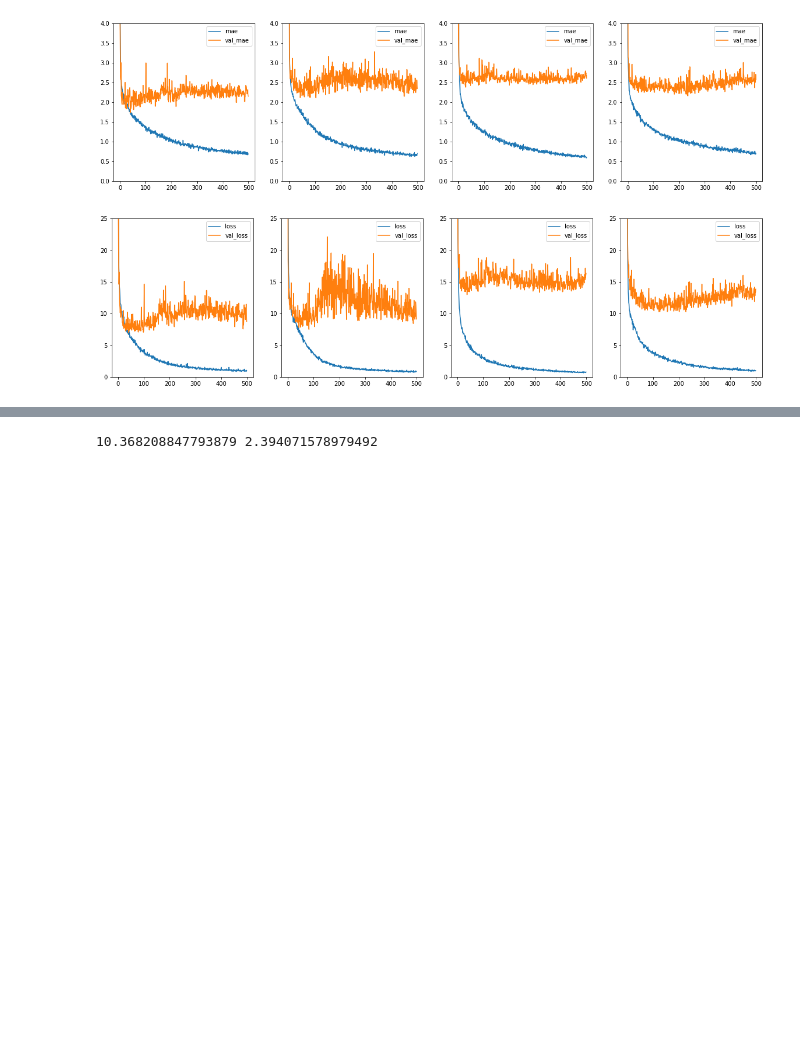
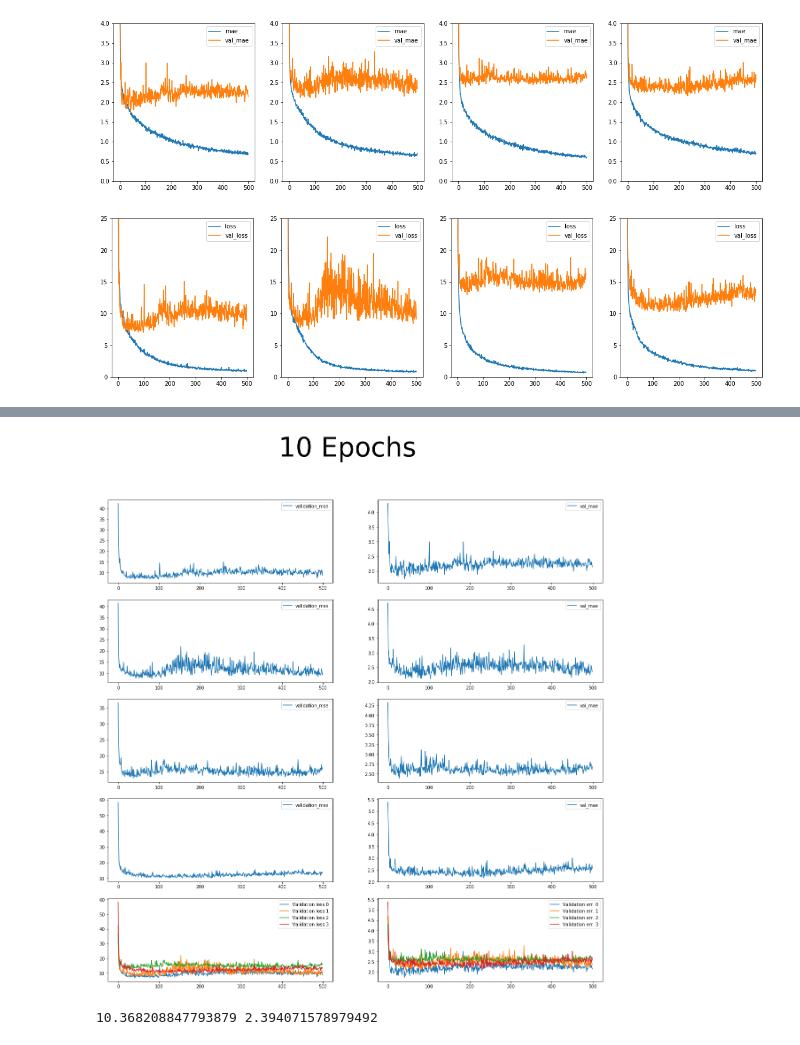
Before and after one commit to kiranp11/dsr, a Jupyter notebook: 05_predicting_house_prices.ipynb, the cells around one changed output, grey strips where cells are left out. Saved outputs shown, nothing was run; the diff lists cells and outputs as text; code cells hidden in the pictures; blank space fills up the shorter version.

Commit message:
house price prediction, boston dataset -prettier output graphs

```diff
--- a/05_predicting_house_prices.ipynb
+++ b/05_predicting_house_prices.ipynb
@@ -251,3 +251,47 @@ test_loss, test_mae = model.evaluate(test_data, test_targets)
+# %%
+def plot_history3(histories, epochs = 10):
+
+    fig, ax = plt.subplots(nrows=5, ncols=2, figsize = (20,20))
+
+    for ix,row in enumerate(ax):
+        if ix < 4:
+            fold_data = histories[ix]
+            for col, measure in zip(row, ['losses', 'error']):
+                if measure == 'losses':
+#                     col.plot(fold_data['loss'], label = 'train_mse')
+                    col.plot(fold_data['val_loss'], label = 'validation_mse')
+                    col.legend()
+                else:
+                    col.plot(fold_data['val_mean_absolute_error'], label = 'val_mae')
+#                     col.plot(fold_data['mean_absolute_error'], label = 'train_mae')
+                    col.legend()
+
+        else:
+            for col, measure in zip(row, ['losses', 'error']):
+                if measure == 'losses':
+                    for index, each in enumerate(histories):
+#                         col.plot(each['loss'], label = 'Training loss {}'.format(str(index)))
+                        col.plot(each['val_loss'], label = 'Validation loss {}'.format(str(index)))
+                        if index == 3:
+                            col.legend()
+                else:
+                    for index, each in enumerate(histories):
+                        col.plot(each['val_mean_absolute_error'], label = 'Validation err. {}'.format(str(index)))
+#                         col.plot(each['mean_absolute_error'], label = 'Training err. {}'.format(str(index)))
+                        if index == 3:
+                            col.legend()
+
+
+    fig.suptitle('{} Epochs'.format(str(epochs)), fontsize= 60)
+    plt.show()
+    plt.close()
+# %%
+inner_histories = []
+for history in histories:
+    inner_histories.append(history.history)
+plot_history3(inner_histories)
+# %% [output]
+[figure, added]
 # %%
 print(test_loss, test_mae)
 # %% [output]
```
Also changed, not shown: parts of 1 cell of this notebook.
